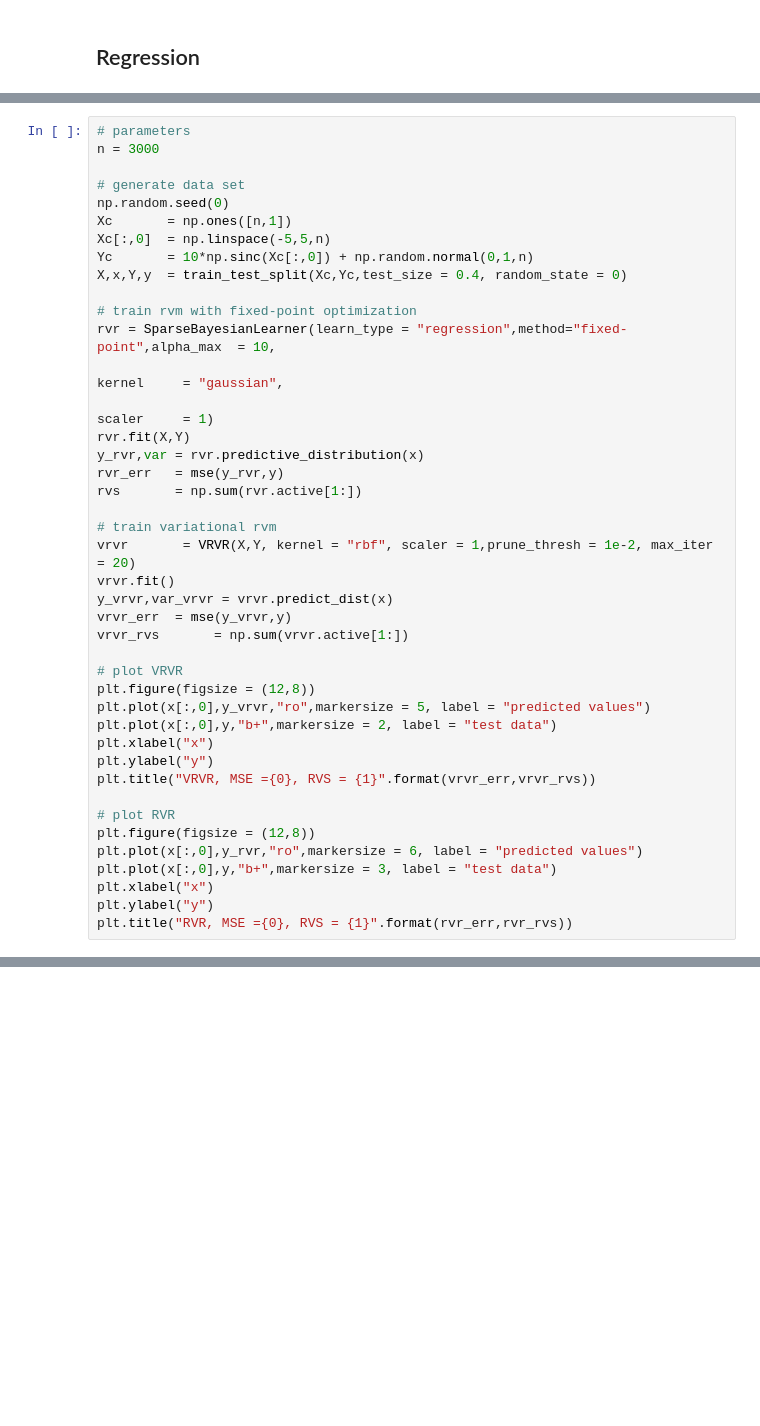
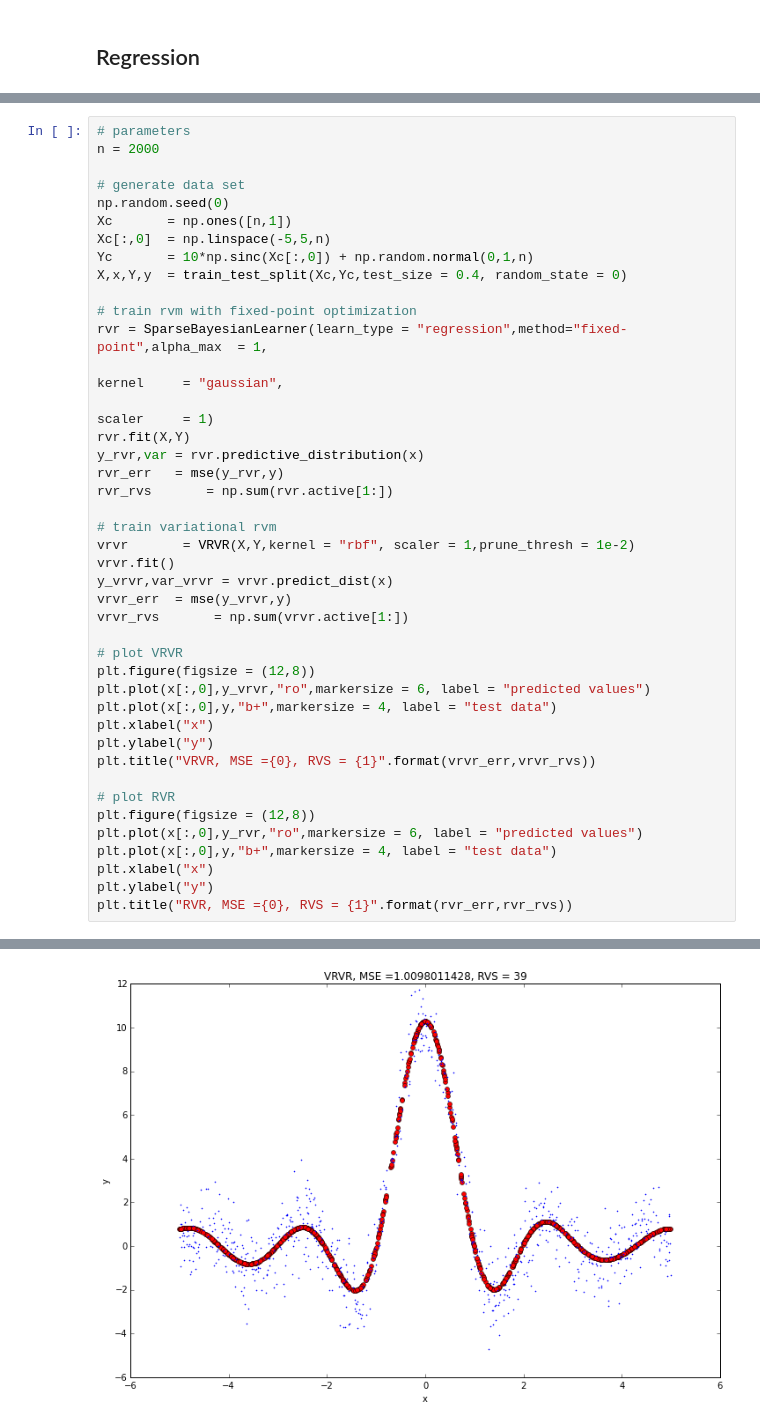
Before and after one commit to AmazaspShumik/sklearn-bayes, a Jupyter notebook: Variational RVM & Variational ARD /variational_rvm_notebook.ipynb, the cells around one changed output, grey strips where cells are left out. Cells and saved outputs as stored; diff of their text form; blank space fills up the shorter version.

```diff
--- a/Variational RVM & Variational ARD /variational_rvm_notebook.ipynb
+++ b/Variational RVM & Variational ARD /variational_rvm_notebook.ipynb
@@ -15,6 +19,6 @@ from rvm import SparseBayesianLearner
 # %%
 # parameters
-n = 3000
+n = 2000
 
 # generate data set
 np.random.seed(0)
@@ -24,16 +28,16 @@ Yc       = 10*np.sinc(Xc[:,0]) + np.random.normal(0,1,n)
 X,x,Y,y  = train_test_split(Xc,Yc,test_size = 0.4, random_state = 0)
 
 # train rvm with fixed-point optimization
-rvr = SparseBayesianLearner(learn_type = "regression",method="fixed-point",alpha_max  = 10,
+rvr = SparseBayesianLearner(learn_type = "regression",method="fixed-point",alpha_max  = 1,
                                                                            kernel     = "gaussian",
                                                                            scaler     = 1)
 rvr.fit(X,Y)
 y_rvr,var = rvr.predictive_distribution(x)
 rvr_err   = mse(y_rvr,y)
-rvs       = np.sum(rvr.active[1:])
+rvr_rvs       = np.sum(rvr.active[1:])
 
 # train variational rvm
-vrvr       = VRVR(X,Y, kernel = "rbf", scaler = 1,prune_thresh = 1e-2, max_iter = 20)
+vrvr       = VRVR(X,Y,kernel = "rbf", scaler = 1,prune_thresh = 1e-2)
 vrvr.fit()
 y_vrvr,var_vrvr = vrvr.predict_dist(x)
 vrvr_err  = mse(y_vrvr,y)
@@ -41,8 +45,8 @@ vrvr_rvs       = np.sum(vrvr.active[1:])
 
 # plot VRVR
 plt.figure(figsize = (12,8))
-plt.plot(x[:,0],y_vrvr,"ro",markersize = 5, label = "predicted values")
-plt.plot(x[:,0],y,"b+",markersize = 2, label = "test data")
+plt.plot(x[:,0],y_vrvr,"ro",markersize = 6, label = "predicted values")
+plt.plot(x[:,0],y,"b+",markersize = 4, label = "test data")
 plt.xlabel("x")
 plt.ylabel("y")
 plt.title("VRVR, MSE ={0}, RVS = {1}".format(vrvr_err,vrvr_rvs))
@@ -50,7 +54,7 @@ plt.title("VRVR, MSE ={0}, RVS = {1}".format(vrvr_err,vrvr_rvs))
 # plot RVR
 plt.figure(figsize = (12,8))
 plt.plot(x[:,0],y_rvr,"ro",markersize = 6, label = "predicted values")
-plt.plot(x[:,0],y,"b+",markersize = 3, label = "test data")
+plt.plot(x[:,0],y,"b+",markersize = 4, label = "test data")
 plt.xlabel("x")
 plt.ylabel("y")
 plt.title("RVR, MSE ={0}, RVS = {1}".format(rvr_err,rvr_rvs))
@@ -58,0 +63 @@ ValueError: shapes (1200,53) and (52,) not aligned: 53 (dim 1) != 52 (dim 0)
+[figure, added]
```
Also changed, not shown: parts of 4 cells of this notebook.
